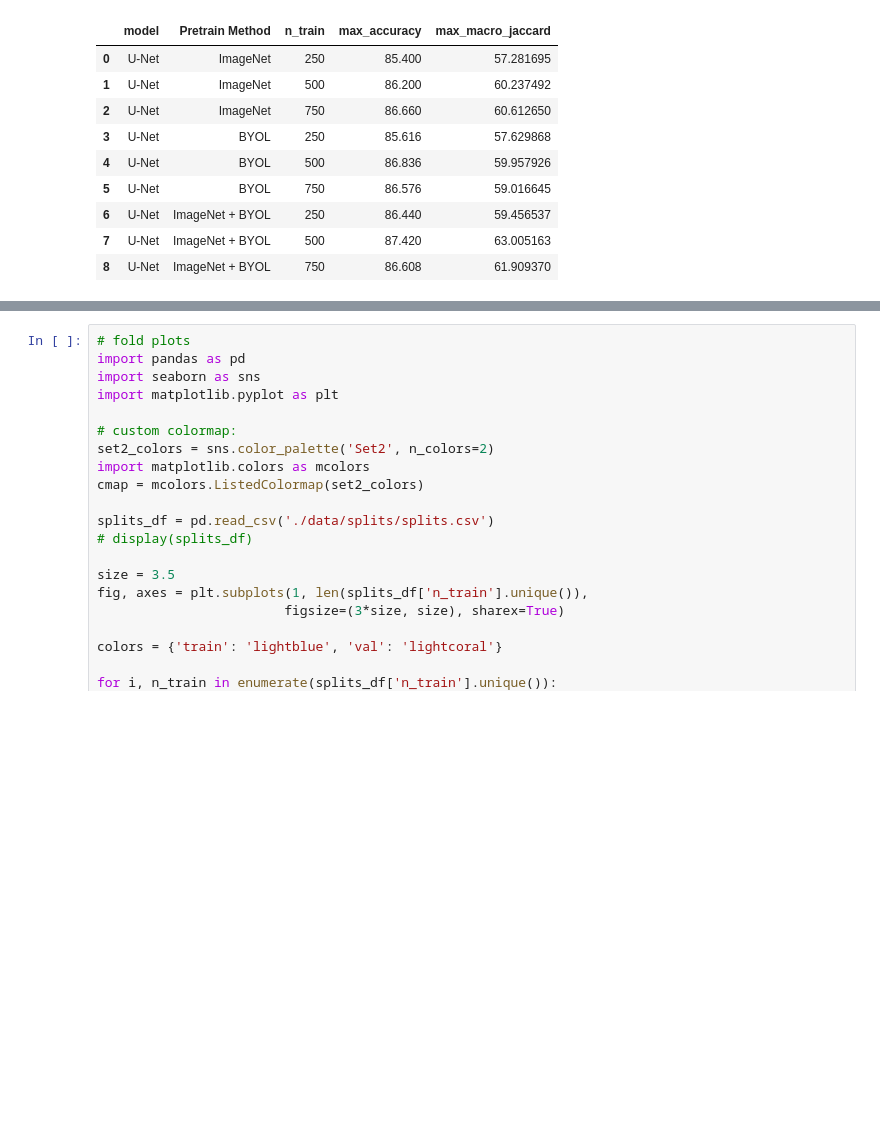
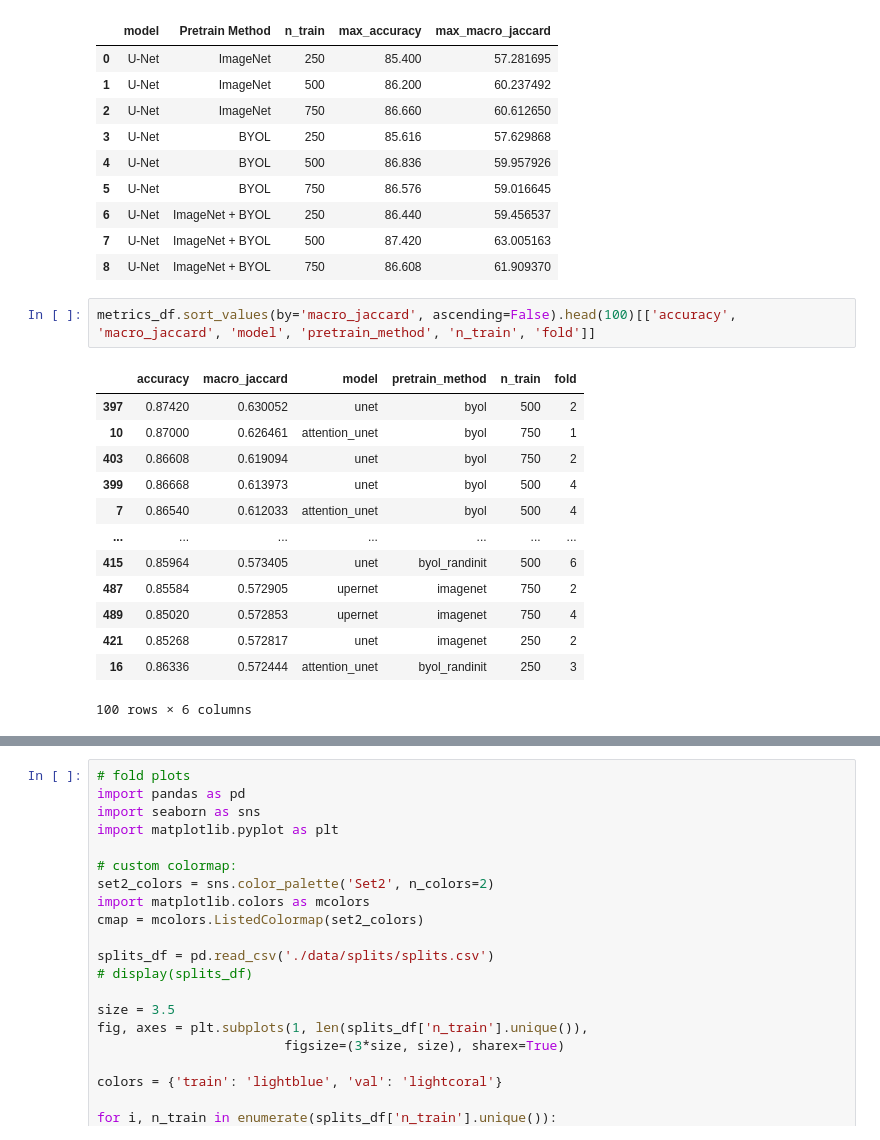
Before and after one commit to DakotaHester/ms-land-cover, a Jupyter notebook: pretrain_results.ipynb, the cells around one changed output, grey strips where cells are left out. Cells and saved outputs as stored; diff of their text form; blank space fills up the shorter version.

```diff
--- a/pretrain_results.ipynb
+++ b/pretrain_results.ipynb
@@ -481,3 +555,19 @@ display(max_metrics_df)
 | 6 | U-Net | ImageNet + BYOL | 250 | 86.440 | 59.456537 |
 | 7 | U-Net | ImageNet + BYOL | 500 | 87.420 | 63.005163 |
 | 8 | U-Net | ImageNet + BYOL | 750 | 86.608 | 61.909370 |
+# %%
+metrics_df.sort_values(by='macro_jaccard', ascending=False).head(100)[['accuracy', 'macro_jaccard', 'model', 'pretrain_method', 'n_train', 'fold']]
+# %% [output]
+|  | accuracy | macro_jaccard | model | pretrain_method | n_train | fold |
+| 397 | 0.87420 | 0.630052 | unet | byol | 500 | 2 |
+| 10 | 0.87000 | 0.626461 | attention_unet | byol | 750 | 1 |
+| 403 | 0.86608 | 0.619094 | unet | byol | 750 | 2 |
+| 399 | 0.86668 | 0.613973 | unet | byol | 500 | 4 |
+| 7 | 0.86540 | 0.612033 | attention_unet | byol | 500 | 4 |
+| ... | ... | ... | ... | ... | ... | ... |
+| 415 | 0.85964 | 0.573405 | unet | byol_randinit | 500 | 6 |
+| 487 | 0.85584 | 0.572905 | upernet | imagenet | 750 | 2 |
+| 489 | 0.85020 | 0.572853 | upernet | imagenet | 750 | 4 |
+| 421 | 0.85268 | 0.572817 | unet | imagenet | 250 | 2 |
+| 16 | 0.86336 | 0.572444 | attention_unet | byol_randinit | 250 | 3 |
+100 rows × 6 columns
```
Also changed, not shown: parts of 8 cells of this notebook, 20 other files.
